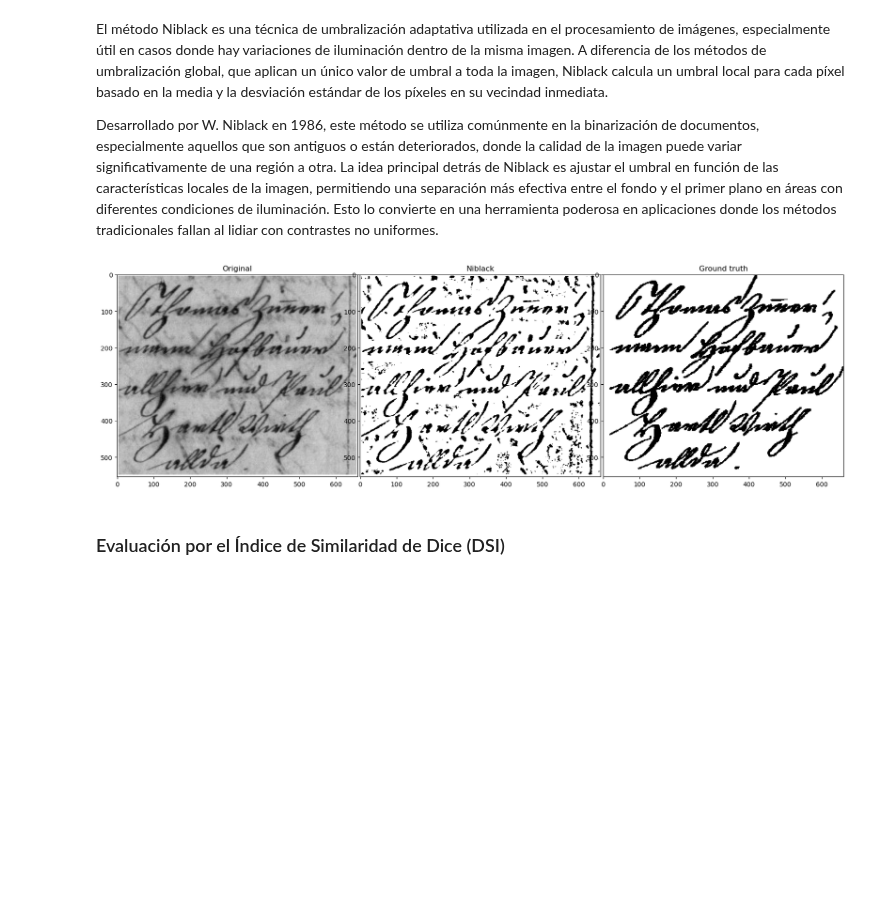
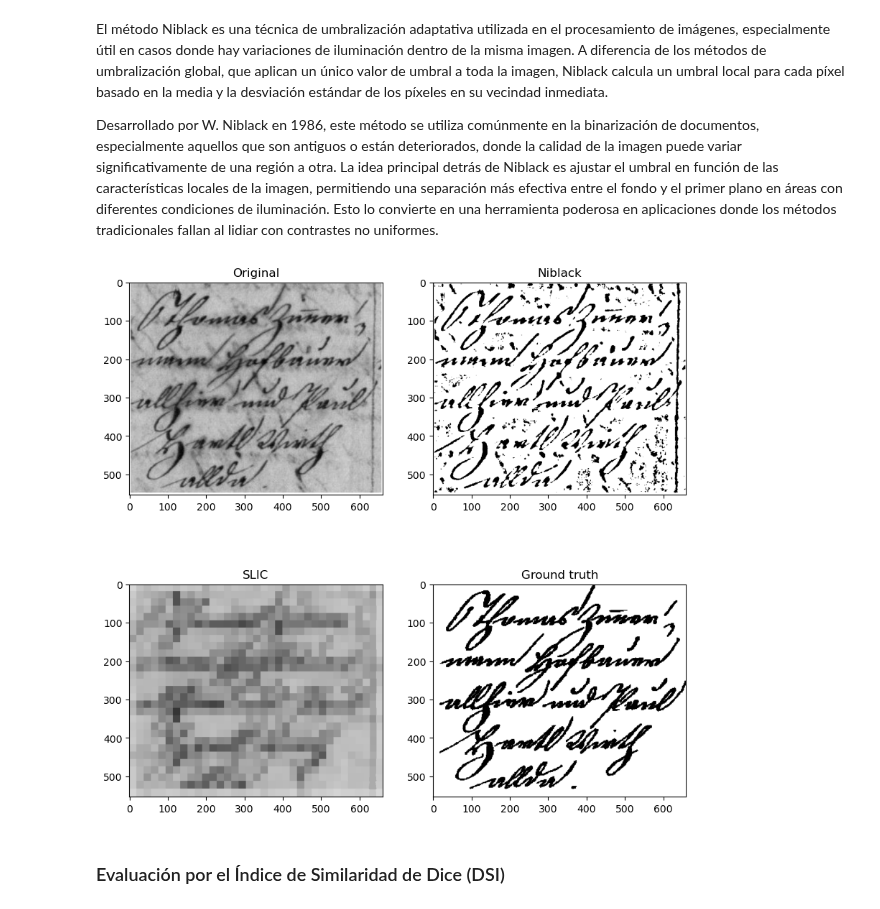
Before and after one commit to mlopezh1108/segmentacion, a Jupyter notebook: Segmentadores.ipynb, the cells around one changed output. Drawn from its saved outputs; the diff is of its cells as text; code cells hidden in the pictures; blank space fills up the shorter version.

```diff
--- a/Segmentadores.ipynb
+++ b/Segmentadores.ipynb
@@ -73,19 +73,24 @@ mexgt = (mexgt == 255).astype(np.uint8)
 # %%
 thresh_niblack = threshold_niblack(mex, window_size=39, k=.8)
 mex_niblack = (mex > thresh_niblack)*1
+# %%
+mexgtseg = slic(mex, n_segments=1000, compactness=1000,channel_axis=None,max_num_iter=100,sigma=1)
+mexgtseg = label2rgb(mexgtseg, mex, kind = 'avg')
 # %%
-fig, ax = plt.subplots(1,3,figsize=(20,20))
-plt.subplots_adjust(left=1,bottom=1,right=1.8,top=1.25, wspace=0.01, hspace=0.01)
-ax[0].imshow(cv.cvtColor(mex,cv.COLOR_BGR2RGB))
-ax[1].imshow(mex_niblack,cmap=plt.cm.gray)
-ax[2].imshow(mexgt,cmap=plt.cm.gray)
+fig, ax = plt.subplots(2,2,figsize=(10,10))
+#plt.subplots_adjust(left=1,bottom=1, wspace=0.01, hspace=0.01)
+ax[0][0].imshow(cv.cvtColor(mex,cv.COLOR_BGR2RGB))
+ax[0][1].imshow(mex_niblack,cmap=plt.cm.gray)
+ax[1][0].imshow(mexgtseg,cmap=plt.cm.gray)
+ax[1][1].imshow(mexgt,cmap=plt.cm.gray)
 
-ax[0].set_title('Original')
-ax[1].set_title('Niblack')
-ax[2].set_title('Ground truth')
+ax[0][0].set_title('Original')
+ax[0][1].set_title('Niblack')
+ax[1][0].set_title('SLIC')
+ax[1][1].set_title('Ground truth')
 plt.show()
 # %% [output]
-[figure, old version]
+[figure, new version]
 # %% [markdown]
 ### Evaluación por el Índice de Similaridad de Dice (DSI)
 # %% [markdown]
```
Also changed, not shown: parts of 1 cell of this notebook.
